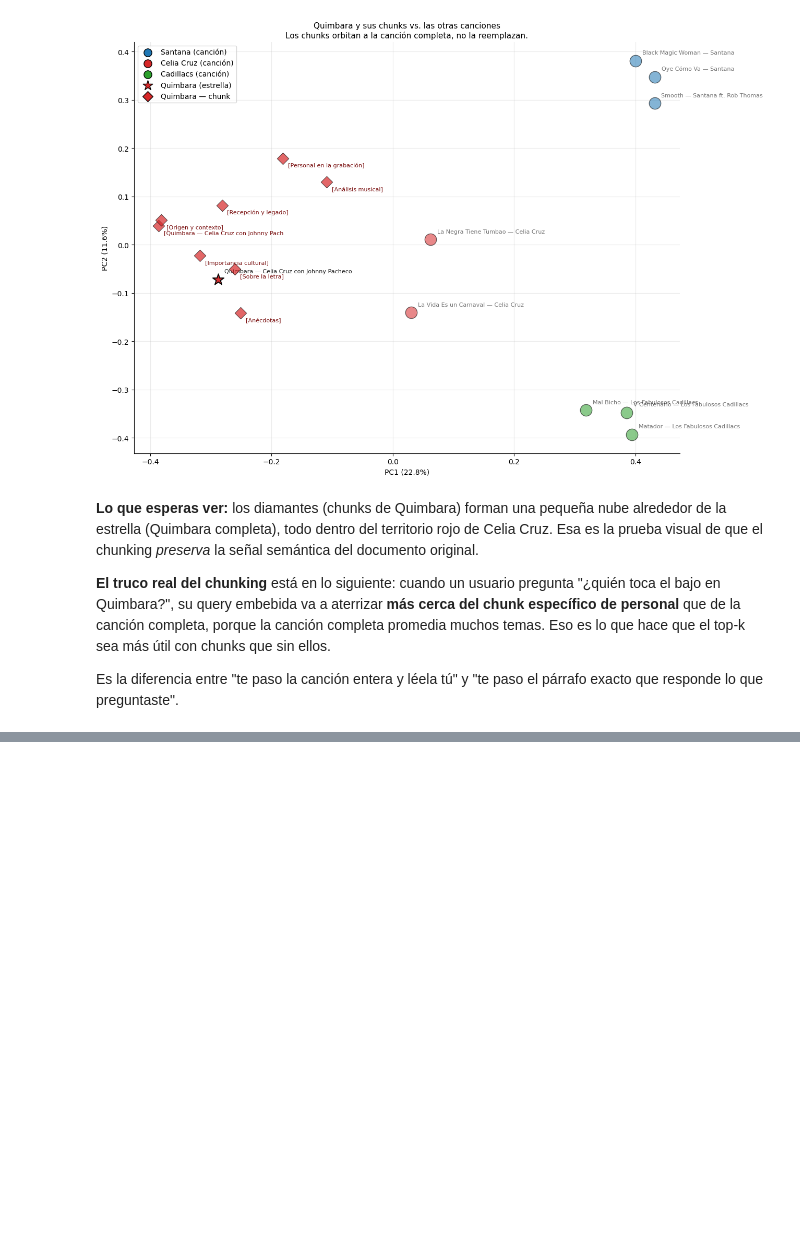
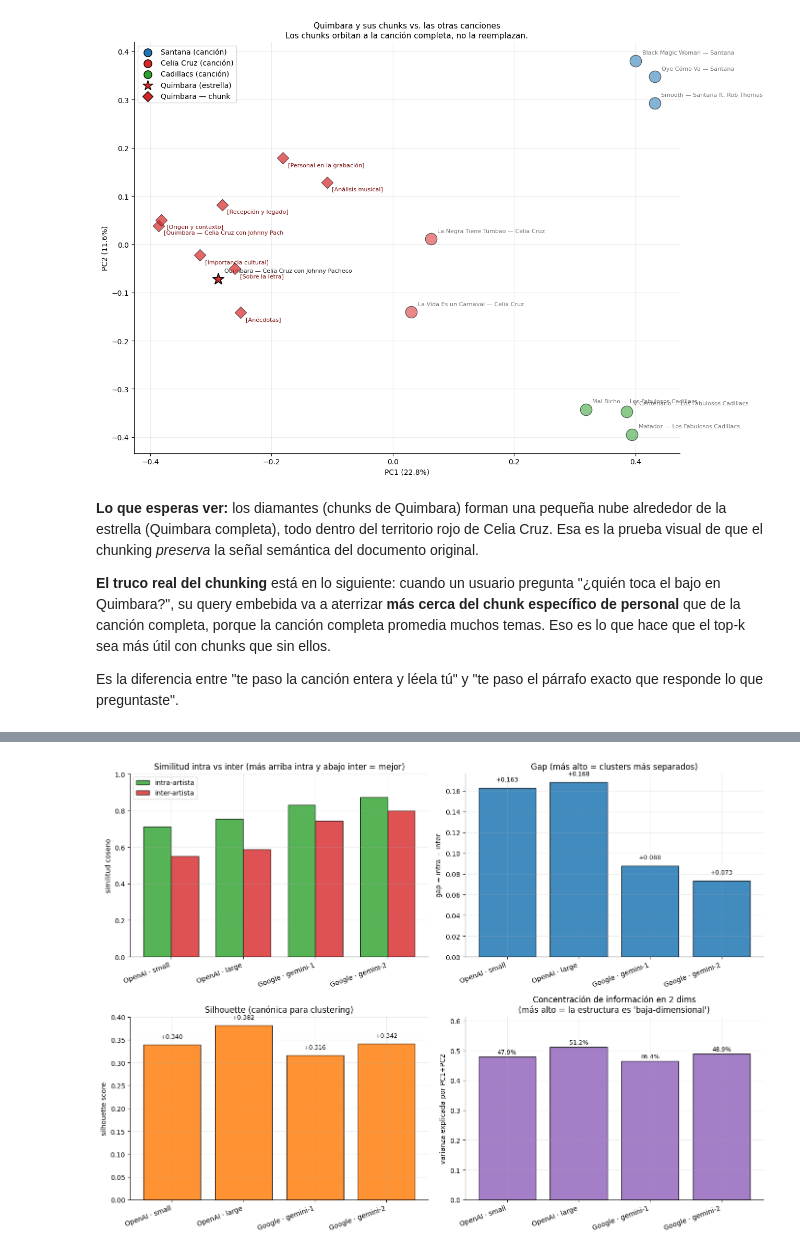
Before and after one commit to alx4329/HENRY_EMBEDDINGS_RAGS, a Jupyter notebook: Clase3/notebooks/01_embeddings_visual_tour.ipynb, the cells around one changed output, grey strips where cells are left out. Saved outputs shown, nothing was run; the diff lists cells and outputs as text; code cells hidden in the pictures; blank space fills up the shorter version.

```diff
--- a/Clase3/notebooks/01_embeddings_visual_tour.ipynb
+++ b/Clase3/notebooks/01_embeddings_visual_tour.ipynb
@@ -785,0 +992,60 @@ párrafo exacto que responde lo que preguntaste".
+# %%
+if model_results:
+    names = list(model_results.keys())
+    intra = [model_results[n]["metrics"]["sim_intra"] for n in names]
+    inter = [model_results[n]["metrics"]["sim_inter"] for n in names]
+    gap = [model_results[n]["metrics"]["gap"] for n in names]
+    sil = [model_results[n]["metrics"]["silhouette"] for n in names]
+    pca_var = [model_results[n]["metrics"]["pca_var"] for n in names]
+
+    fig, axes = plt.subplots(2, 2, figsize=(14, 10))
+
+    # Intra vs Inter
+    x = np.arange(len(names))
+    w = 0.38
+    axes[0, 0].bar(x - w/2, intra, w, label="intra-artista", color="#2ca02c", alpha=0.8, edgecolor="black")
+    axes[0, 0].bar(x + w/2, inter, w, label="inter-artista", color="#d62728", alpha=0.8, edgecolor="black")
+    axes[0, 0].set_xticks(x)
+    axes[0, 0].set_xticklabels(names, rotation=20, ha="right")
+    axes[0, 0].set_ylabel("similitud coseno")
+    axes[0, 0].set_title("Similitud intra vs inter (más arriba intra y abajo inter = mejor)")
+    axes[0, 0].legend()
+    axes[0, 0].set_ylim(0, max(intra) * 1.15)
+
+    # Gap
+    bars = axes[0, 1].bar(names, gap, color="#1f77b4", alpha=0.85, edgecolor="black")
+    axes[0, 1].set_xticklabels(names, rotation=20, ha="right")
+    axes[0, 1].set_ylabel("gap = intra − inter")
+    axes[0, 1].set_title("Gap (más alto = clusters más separados)")
+    for bar, v in zip(bars, gap):
+        axes[0, 1].text(bar.get_x() + bar.get_width() / 2, v + 0.005,
+                        f"{v:+.3f}", ha="center", va="bottom", fontsize=9)
+
+    # Silhouette
+    bars = axes[1, 0].bar(names, sil, color="#ff7f0e", alpha=0.85, edgecolor="black")
+    axes[1, 0].set_xticklabels(names, rotation=20, ha="right")
+    axes[1, 0].set_ylabel("silhouette score")
+    axes[1, 0].set_title("Silhouette (canónica para clustering)")
+    axes[1, 0].axhline(0, color="black", linewidth=0.6)
+    for bar, v in zip(bars, sil):
+        axes[1, 0].text(bar.get_x() + bar.get_width() / 2,
+                        v + (0.01 if v >= 0 else -0.02),
+                        f"{v:+.3f}", ha="center",
+                        va="bottom" if v >= 0 else "top", fontsize=9)
+
+    # PCA-explained variance
+    bars = axes[1, 1].bar(names, pca_var, color="#9467bd", alpha=0.85, edgecolor="black")
+    axes[1, 1].set_xticklabels(names, rotation=20, ha="right")
+    axes[1, 1].set_ylabel("varianza explicada por PC1+PC2")
+    axes[1, 1].set_title("Concentración de información en 2 dims\n(más alto = la estructura es 'baja-dimensional')")
+    axes[1, 1].set_ylim(0, max(pca_var) * 1.2 if max(pca_var) > 0 else 1)
+    for bar, v in zip(bars, pca_var):
+        axes[1, 1].text(bar.get_x() + bar.get_width() / 2, v + 0.005,
+                        f"{v:.1%}", ha="center", va="bottom", fontsize=9)
+
+    plt.tight_layout()
+    plt.show()
+else:
+    print("(No hay modelos con éxito para comparar todavía.)")
+# %% [output]
+[figure, added]
```
Also changed, not shown: parts of 25 cells of this notebook, 5 other files.
